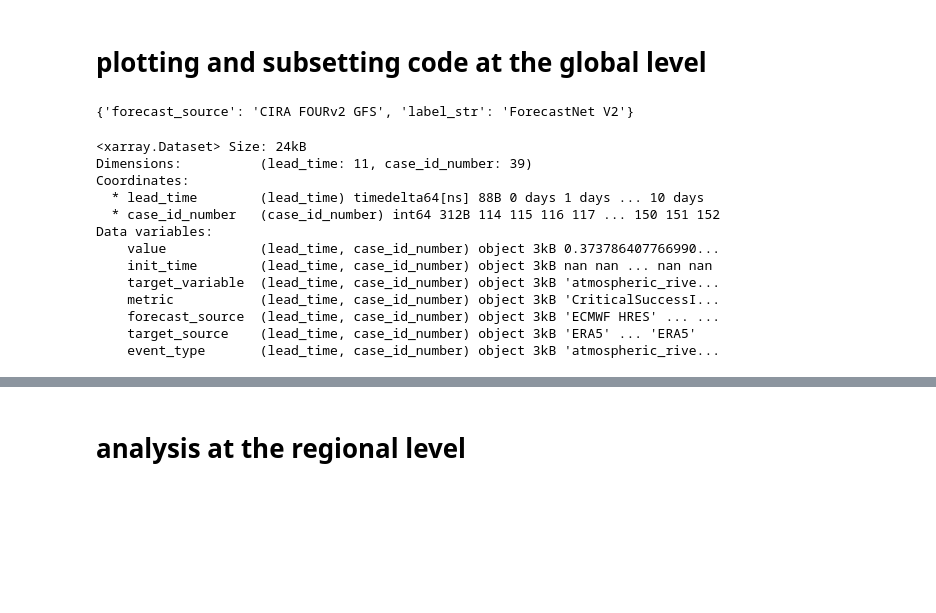
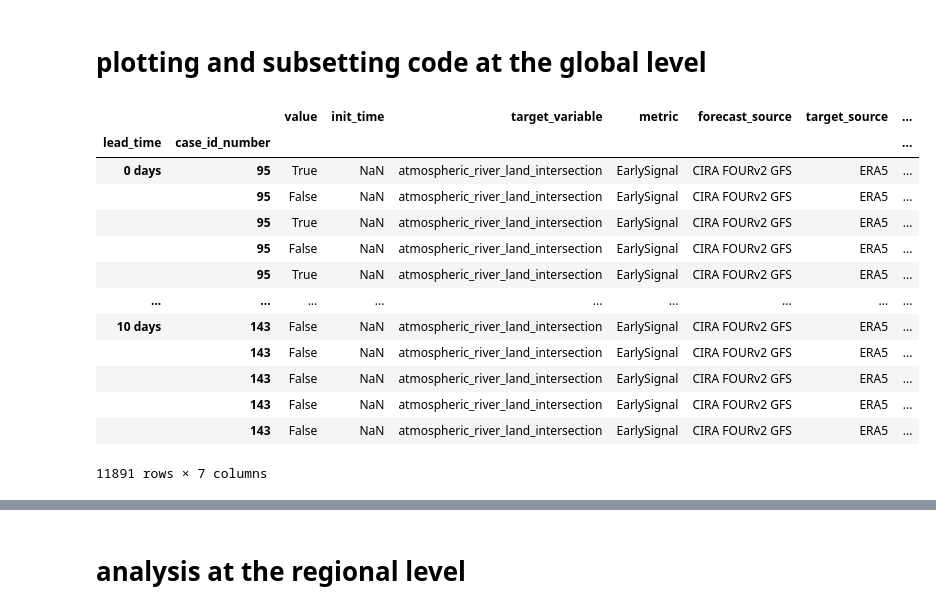
Before and after one commit to amymcgovern/extreme-weather-bench-paper, a Jupyter notebook: src/plots/ar_figures.ipynb, the cells around one changed output, grey strips where cells are left out. Cells and saved outputs as stored; diff of their text form; code cells hidden in the pictures; blank space fills up the shorter version.

```diff
--- a/src/plots/ar_figures.ipynb
+++ b/src/plots/ar_figures.ipynb
@@ -116,7 +113,7 @@ gc_gfs_era5_settings_csi  = gc_gfs_cira_settings | gc_style | era5_group_style
 pangu_gfs_era5_settings_csi = pangu_gfs_cira_settings | pangu_style | era5_group_style
 hres_era5_settings_csi = hres_ifs_settings | hres_style | hres_group_style
 
-# grab the severe results
+# grab the ar CSI results
 fourv2_ar_plot_csi = pp.subset_results_to_xarray(results_df=fourv2_ar_results,
     forecast_source=fourv2_gfs_cira_settings['forecast_source'],
     target_source='ERA5', metric='CriticalSuccessIndex', init_time='zeroz')
@@ -133,22 +130,63 @@ hres_ar_plot_csi = pp.subset_results_to_xarray(results_df=hres_ar_results,
 # plot the results
 ar_data_csi = [fourv2_ar_plot_csi, gc_ar_plot_csi, pangu_ar_plot_csi, hres_ar_plot_csi]
 ar_settings_csi = [fourv2_gfs_era5_settings_csi, gc_gfs_era5_settings_csi, pangu_gfs_era5_settings_csi, hres_era5_settings_csi]
-print(fourv2_gfs_cira_settings)
+
+# grab the spatial displacement results
+fourv2_ar_plot_sd = pp.subset_results_to_xarray(results_df=fourv2_ar_results,
+    forecast_source=fourv2_gfs_cira_settings['forecast_source'],
+    target_source='ERA5', metric='spatial_displacement', init_time='zeroz')
+gc_ar_plot_sd = pp.subset_results_to_xarray(results_df=gc_ar_results,
+    forecast_source=gc_gfs_cira_settings['forecast_source'],
+    target_source='ERA5', metric='spatial_displacement', init_time='zeroz')
+pangu_ar_plot_sd  = pp.subset_results_to_xarray(results_df=pang_ar_results,
+    forecast_source=pangu_gfs_cira_settings['forecast_source'],
+    target_source='ERA5', metric='spatial_displacement', init_time='zeroz')
+hres_ar_plot_sd = pp.subset_results_to_xarray(results_df=hres_ar_results,
+    forecast_source=hres_era5_settings_csi['forecast_source'],
+    target_source='ERA5', metric='spatial_displacement', init_time='zeroz')
+
+ar_data_sd = [fourv2_ar_plot_sd, gc_ar_plot_sd, pangu_ar_plot_sd, hres_ar_plot_sd]
+ar_settings_sd = [fourv2_gfs_era5_settings_csi, gc_gfs_era5_settings_csi,
+    pangu_gfs_era5_settings_csi, hres_era5_settings_csi]
+
+# grab the early signal results
+# fourv2_ar_plot_es = pp.subset_results_to_xarray(results_df=fourv2_ar_results,
+#     forecast_source=fourv2_gfs_cira_settings['forecast_source'],
+#     target_source='ERA5', metric='EarlySignal', init_time='zeroz')
+# gc_ar_plot_es = pp.subset_results_to_xarray(results_df=gc_ar_results,
+#     forecast_source=gc_gfs_cira_settings['forecast_source'],
+#     target_source='ERA5', metric='EarlySignal', init_time='zeroz')
+# pangu_ar_plot_es  = pp.subset_results_to_xarray(results_df=pang_ar_results,
+#     forecast_source=pangu_gfs_cira_settings['forecast_source'],
+#     target_source='ERA5', metric='EarlySignal', init_time='zeroz')
+# hres_ar_plot_es = pp.subset_results_to_xarray(results_df=hres_ar_results,
+#     forecast_source=hres_era5_settings_csi['forecast_source'],
+#     target_source='ERA5', metric='EarlySignal', init_time='zeroz')
+
+# ar_data_es = [fourv2_ar_plot_es, gc_ar_plot_es, pangu_ar_plot_es, hres_ar_plot_es]
+# ar_settings_es = [fourv2_gfs_era5_settings_csi, gc_gfs_era5_settings_csi,
+#     pangu_gfs_era5_settings_csi, hres_era5_settings_csi]
-# %% [output]
-{'forecast_source': 'CIRA FOURv2 GFS', 'label_str': 'ForecastNet V2'}
 # %%
-hres_ar_plot_csi
+step1 = fourv2_ar_results[fourv2_ar_results['metric'] == 'EarlySignal']
+step2 = step1[step1['target_source'] == 'ERA5']
+step3 = step2[step2['forecast_source'] == fourv2_gfs_cira_settings['forecast_source']]
+step3 = step3.astype({"lead_time": "timedelta64[ns]"})
+step4 = step3[step3["lead_time"].dt.seconds % 86400 == 0]
+step5 = step4.set_index(["lead_time", "case_id_number"]).sort_index()
+#step6 = step5.to_xarray()
+step5
 # %% [output]
+|  |  | value | init_time | target_variable | metric | forecast_source | target_source | ... |
+| lead_time | case_id_number |  |  |  |  |  |  | ... |
+| 0 days | 95 | True | NaN | atmospheric_river_land_intersection | EarlySignal | CIRA FOURv2 GFS | ERA5 | ... |
+|  | 95 | False | NaN | atmospheric_river_land_intersection | EarlySignal | CIRA FOURv2 GFS | ERA5 | ... |
+|  | 95 | True | NaN | atmospheric_river_land_intersection | EarlySignal | CIRA FOURv2 GFS | ERA5 | ... |
+|  | 95 | False | NaN | atmospheric_river_land_intersection | EarlySignal | CIRA FOURv2 GFS | ERA5 | ... |
+|  | 95 | True | NaN | atmospheric_river_land_intersection | EarlySignal | CIRA FOURv2 GFS | ERA5 | ... |
+| ... | ... | ... | ... | ... | ... | ... | ... | ... |
+| 10 days | 143 | False | NaN | atmospheric_river_land_intersection | EarlySignal | CIRA FOURv2 GFS | ERA5 | ... |
+|  | 143 | False | NaN | atmospheric_river_land_intersection | EarlySignal | CIRA FOURv2 GFS | ERA5 | ... |
+|  | 143 | False | NaN | atmospheric_river_land_intersection | EarlySignal | CIRA FOURv2 GFS | ERA5 | ... |
+|  | 143 | False | NaN | atmospheric_river_land_intersection | EarlySignal | CIRA FOURv2 GFS | ERA5 | ... |
+|  | 143 | False | NaN | atmospheric_river_land_intersection | EarlySignal | CIRA FOURv2 GFS | ERA5 | ... |
-<xarray.Dataset> Size: 24kB
-Dimensions:          (lead_time: 11, case_id_number: 39)
-Coordinates:
-  * lead_time        (lead_time) timedelta64[ns] 88B 0 days 1 days ... 10 days
-  * case_id_number   (case_id_number) int64 312B 114 115 116 117 ... 150 151 152
-Data variables:
-    value            (lead_time, case_id_number) object 3kB 0.373786407766990...
-    init_time        (lead_time, case_id_number) object 3kB nan nan ... nan nan
-    target_variable  (lead_time, case_id_number) object 3kB 'atmospheric_rive...
-    metric           (lead_time, case_id_number) object 3kB 'CriticalSuccessI...
-    forecast_source  (lead_time, case_id_number) object 3kB 'ECMWF HRES' ... ...
-    target_source    (lead_time, case_id_number) object 3kB 'ERA5' ... 'ERA5'
-    event_type       (lead_time, case_id_number) object 3kB 'atmospheric_rive...
+11891 rows × 7 columns
```
Also changed, not shown: parts of 20 cells of this notebook.
